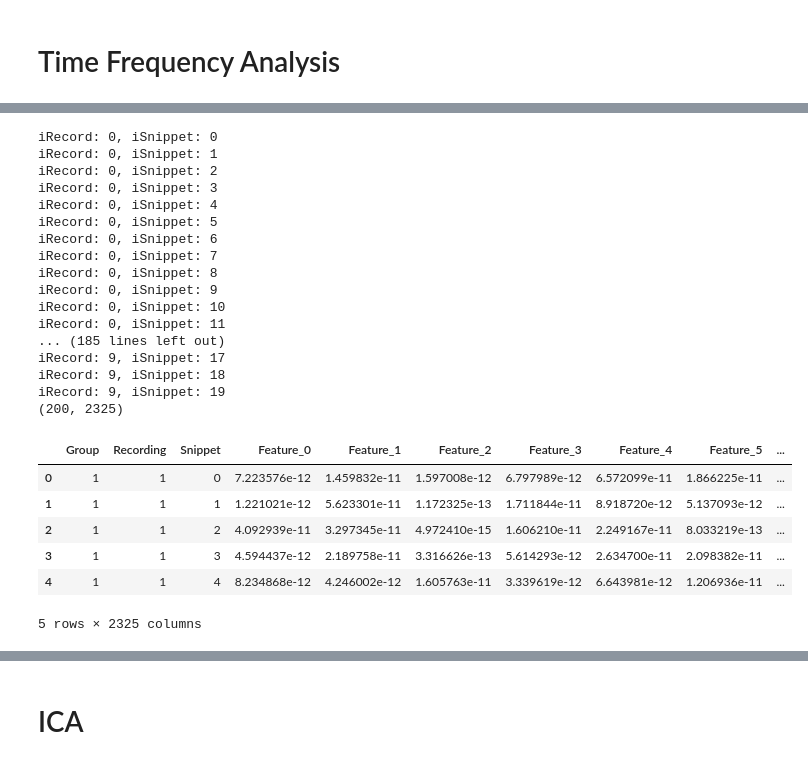
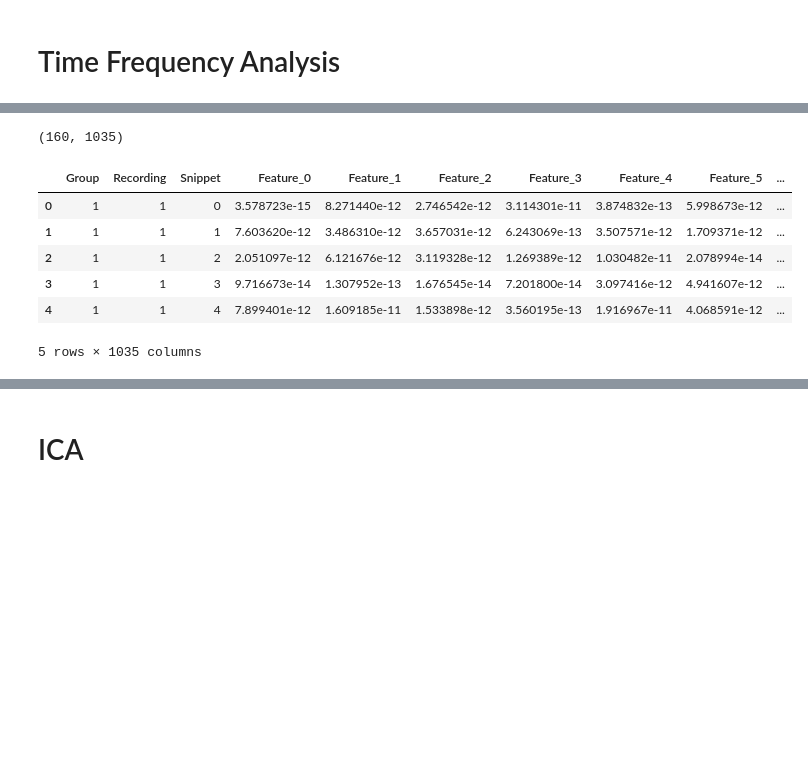
Before and after one commit to JeroenBuil/deegtal_coding_task, a Jupyter notebook: notebooks/Exploratory_Data_Analysis.ipynb, the cells around one changed output, grey strips where cells are left out. Cells and saved outputs as stored; diff of their text form; code cells hidden in the pictures; blank space fills up the shorter version.

```diff
--- a/notebooks/Exploratory_Data_Analysis.ipynb
+++ b/notebooks/Exploratory_Data_Analysis.ipynb
@@ -354,0 +349,13 @@ Using matplotlib as 2D backend.
+# %%
+table = {}
+index=0
+for iGroup in range(2):
+    for iSample in range(4):
+        raw = mne.io.read_raw_edf(files_raw[iGroup][iSample])
+        data, times = raw.pick(['PHOTIC-REF','IBI','BURSTS'])[:]
+        channels = ['PHOTIC-REF','IBI','BURSTS']
+        for i in range(3):
+            table[index] = {"Group":iGroup+1, "Recording":iSample+1, "Channel": channels[i],"Mean":np.mean(data[i,:])}
+            index+=1
+        clear_output()
+pd.DataFrame(data=table).T.sort_values(['Channel','Group', 'Recording']).reset_index(drop=True)
@@ -359,7 +400,6 @@ n_samples = max(len(files_raw[0]),len(files_raw[1]))
 preprocessed_eeg_dict = {}
 index = 0
 for iGroup in range(n_groups):
-
     for iSample in range(n_samples):
         print(f'iGroup: {iGroup+1}, iSample: {iSample+1}')
 
@@ -373,7 +413,7 @@ for iGroup in range(n_groups):
         raw = filter_raw_eeg(raw=raw, l_freq=0.5, h_freq=100, powerline_freq=60)
 
         # Get epochs
-        epochs = get_epochs_from_photic_stimuli_train_events(raw=raw, stim_ch='PHOTIC-REF', pulse_train_duration_s=10, tmin=-0.2, tmax=10.5)
+        # epochs = get_epochs_from_photic_stimuli_train_events(raw=raw, stim_ch='PHOTIC-REF', pulse_train_duration_s=10, tmin=-0.2, tmax=10.5)
 
         # Plot
         with mne.viz.use_browser_backend('matplotlib'):
@@ -390,6 +430,6 @@ for iGroup in range(n_groups):
         preprocessed_eeg_dict[index] = {'group':iGroup+1,
                                      'sample':iSample+1,
                                      'raw':raw,
-                                     'epochs': epochs}
+                                     }#'epochs': epochs}
         index = index+1
 # %% [output]
@@ -561,8 +569,9 @@ for iGroup in range(n_groups):
 # %%
-data, times = preprocessed_eeg_dict[3]['raw'][:]
+data, times = preprocessed_eeg_dict[3]['raw'].copy().crop(20*60,20.1*60)[:]
 x=data[7]
 
 fig, (ax1, ax2) = plt.subplots(nrows=2, sharex=True)
+
 ax1.plot(times, x)
 ax1.set_ylabel('Signal')
 
@@ -577,7 +586,7 @@ Pxx, freqs, bins, im = ax2.specgram(x, Fs=Fs)
 # - im: the .image.AxesImage instance representing the data in the plot
 ax2.set_xlabel('Time (s)')
 ax2.set_ylabel('Frequency (Hz)')
-ax2.set_xlim(0, 10)
+# ax2.set_xlim(0, 30)
 
 plt.show()
 # %% [output]
@@ -610,61 +600,48 @@ for iRecord in range(n_recordings):
 
     recording = preprocessed_eeg_dict[iRecord]
     raw = recording['raw'].copy()
 
+    Fs = raw.info['sfreq']
+
     # Crop snippet of data somewhere in the middle of the recording to avoid recording start and end noise
-    recording_start = 5*60 # start 5 min in the recording
+    recording_start = 14*60 # start 5 min in the recording
     recording_end = 15*60 # end 20 min in the recording
     raw.crop(recording_start, recording_end)
 
     for iSnippet in range(20):
         print(f"iRecord: {iRecord}, iSnippet: {iSnippet}")
         # Loop over recording and cut 10sec segements out of it with 5 sec overlap
-        snippet_start = iSnippet*5
-        snippet_end = snippet_start+10
+        snippet_start = iSnippet*2.5
+        snippet_end = snippet_start+5
         snippet_copy = raw.copy().crop(snippet_start, snippet_end)
+
         # Select a single channel
         data, times = snippet_copy[:]
         x = data[0]
 
-
         # Create spectogram
-        Pxx, freqs, bins, im = ax2.specgram(x, Fs=Fs)
+        spectrum, freqs, t, im = plt.specgram(x, Fs=Fs)
 
         # Flatten spectogram to 1D array
-        flattened_array = Pxx.flatten()
+        flattened_array = spectrum.flatten()
 
         # Create a new row with group, recording, and the flattened array
-        new_row = pd.DataFrame([[recording['group'], recording['sample'], iSnippet] + flattened_array.tolist()],
+        new_row = pd.DataFrame([[str(recording['group']), str(recording['sample']), str(iSnippet)] + flattened_array.tolist()],
                             columns=['Group', 'Recording', 'Snippet'] + [f"Feature_{i}" for i in range(flattened_array.size)])
-
 
         # Append the new row to the DataFrame
         df = pd.concat([df, new_row], ignore_index=True)
 
+        clear_output()
+
 print(df.shape)
 df.head()
 # %% [output]
-iRecord: 0, iSnippet: 0
-iRecord: 0, iSnippet: 1
-iRecord: 0, iSnippet: 2
-iRecord: 0, iSnippet: 3
-iRecord: 0, iSnippet: 4
-iRecord: 0, iSnippet: 5
-iRecord: 0, iSnippet: 6
-iRecord: 0, iSnippet: 7
-iRecord: 0, iSnippet: 8
-iRecord: 0, iSnippet: 9
-iRecord: 0, iSnippet: 10
-iRecord: 0, iSnippet: 11
-... (185 lines left out)
-iRecord: 9, iSnippet: 17
-iRecord: 9, iSnippet: 18
-iRecord: 9, iSnippet: 19
-(200, 2325)
+(160, 1035)
 |  | Group | Recording | Snippet | Feature_0 | Feature_1 | Feature_2 | Feature_3 | Feature_4 | Feature_5 | ... |
-| 0 | 1 | 1 | 0 | 7.223576e-12 | 1.459832e-11 | 1.597008e-12 | 6.797989e-12 | 6.572099e-11 | 1.866225e-11 | ... |
-| 1 | 1 | 1 | 1 | 1.221021e-12 | 5.623301e-11 | 1.172325e-13 | 1.711844e-11 | 8.918720e-12 | 5.137093e-12 | ... |
-| 2 | 1 | 1 | 2 | 4.092939e-11 | 3.297345e-11 | 4.972410e-15 | 1.606210e-11 | 2.249167e-11 | 8.033219e-13 | ... |
-| 3 | 1 | 1 | 3 | 4.594437e-12 | 2.189758e-11 | 3.316626e-13 | 5.614293e-12 | 2.634700e-11 | 2.098382e-11 | ... |
-| 4 | 1 | 1 | 4 | 8.234868e-12 | 4.246002e-12 | 1.605763e-11 | 3.339619e-12 | 6.643981e-12 | 1.206936e-11 | ... |
+| 0 | 1 | 1 | 0 | 3.578723e-15 | 8.271440e-12 | 2.746542e-12 | 3.114301e-11 | 3.874832e-13 | 5.998673e-12 | ... |
+| 1 | 1 | 1 | 1 | 7.603620e-12 | 3.486310e-12 | 3.657031e-12 | 6.243069e-13 | 3.507571e-12 | 1.709371e-12 | ... |
+| 2 | 1 | 1 | 2 | 2.051097e-12 | 6.121676e-12 | 3.119328e-12 | 1.269389e-12 | 1.030482e-11 | 2.078994e-14 | ... |
+| 3 | 1 | 1 | 3 | 9.716673e-14 | 1.307952e-13 | 1.676545e-14 | 7.201800e-14 | 3.097416e-12 | 4.941607e-12 | ... |
+| 4 | 1 | 1 | 4 | 7.899401e-12 | 1.609185e-11 | 1.533898e-12 | 3.560195e-13 | 1.916967e-11 | 4.068591e-12 | ... |
-5 rows × 2325 columns
+5 rows × 1035 columns
```
Also changed, not shown: parts of 17 cells of this notebook, 17 other files.
